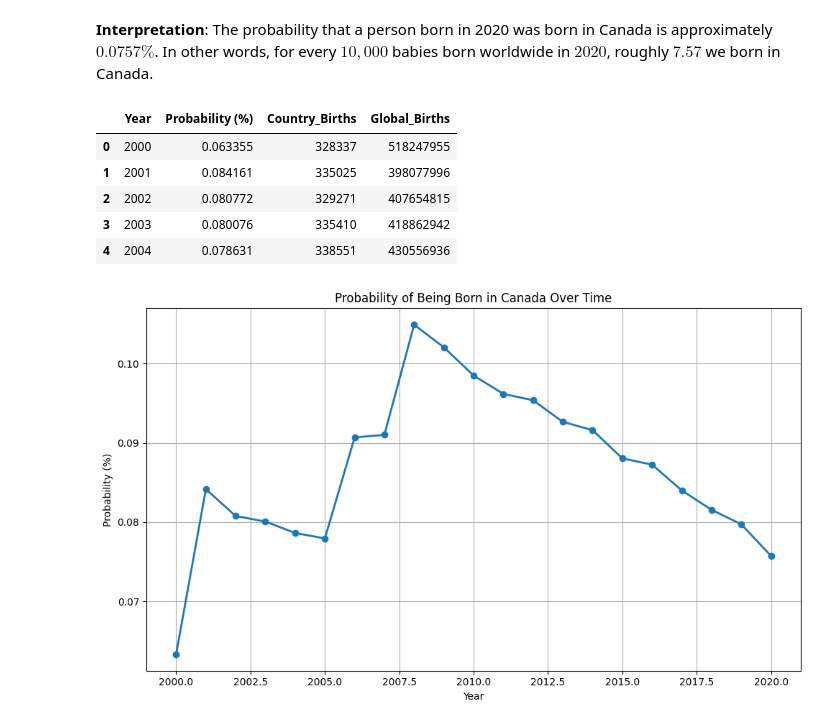
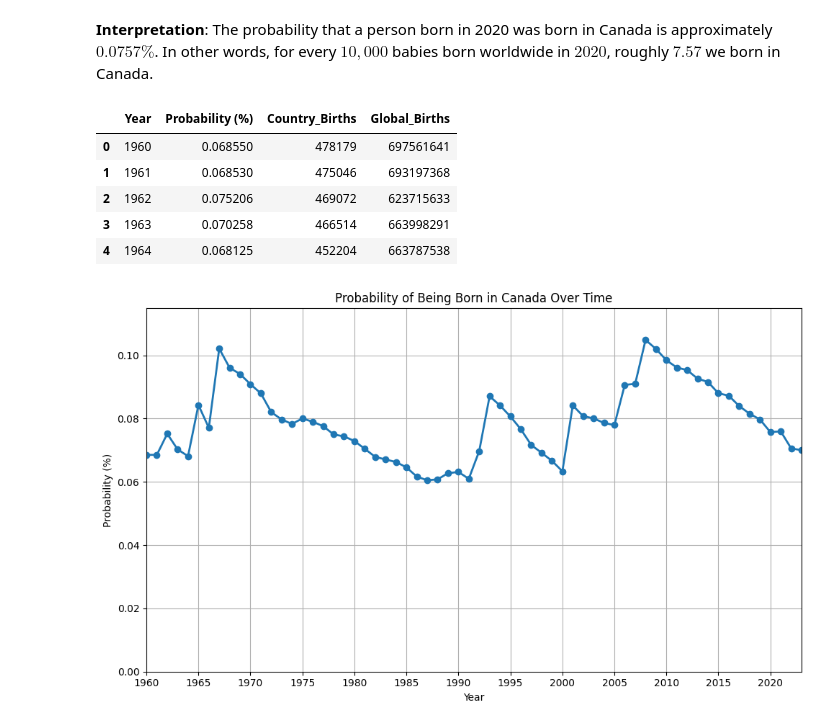
Before and after one commit to WaleedMahmood1/cad_birth_prob, a Jupyter notebook: notebooks/Results.ipynb, the cells around one changed output. Drawn from its saved outputs; the diff is of its cells as text; code cells hidden in the pictures.

```diff
--- a/notebooks/Results.ipynb
+++ b/notebooks/Results.ipynb
@@ -72,7 +72,7 @@ Probability of being born in Canada in 2020: 0.075738%
 # Store results in a list
 results = []
 
-for year in range(2000, 2020+1):
+for year in range(1960, 2024):
     df_year = load_data_for_year(year, db_path = '../data/world_birth_data.db')
     if df_year.empty == True:
         print(f"No data for {year}, skipping...")
@@ -92,22 +92,25 @@ prob_df = pd.DataFrame(results)
 prob_df.head()
 # %% [output]
 |  | Year | Probability (%) | Country_Births | Global_Births |
-| 0 | 2000 | 0.063355 | 328337 | 518247955 |
-| 1 | 2001 | 0.084161 | 335025 | 398077996 |
-| 2 | 2002 | 0.080772 | 329271 | 407654815 |
-| 3 | 2003 | 0.080076 | 335410 | 418862942 |
-| 4 | 2004 | 0.078631 | 338551 | 430556936 |
+| 0 | 1960 | 0.068550 | 478179 | 697561641 |
+| 1 | 1961 | 0.068530 | 475046 | 693197368 |
+| 2 | 1962 | 0.075206 | 469072 | 623715633 |
+| 3 | 1963 | 0.070258 | 466514 | 663998291 |
+| 4 | 1964 | 0.068125 | 452204 | 663787538 |
 # %%
 plt.figure(figsize=(10, 6))
 plt.plot(prob_df['Year'], prob_df['Probability (%)'], marker = 'o', linewidth=2)
 plt.title("Probability of Being Born in Canada Over Time")
 plt.xlabel("Year")
 plt.ylabel("Probability (%)")
+plt.xlim(1960, 2023)
+plt.ylim(0, prob_df['Probability (%)'].max() + 0.01)
+plt.xticks(range(1960, 2025, 5))
 plt.grid(True)
 plt.tight_layout()
 plt.show()
 # %% [output]
-[figure, old version]
+[figure, new version]
 # %%
 plt.figure(figsize=(10, 6))
 plt.plot(prob_df['Year'], prob_df['Country_Births'], marker = 'o', linewidth=2)
```
Also changed, not shown: parts of 2 cells of this notebook, 1 other file.
